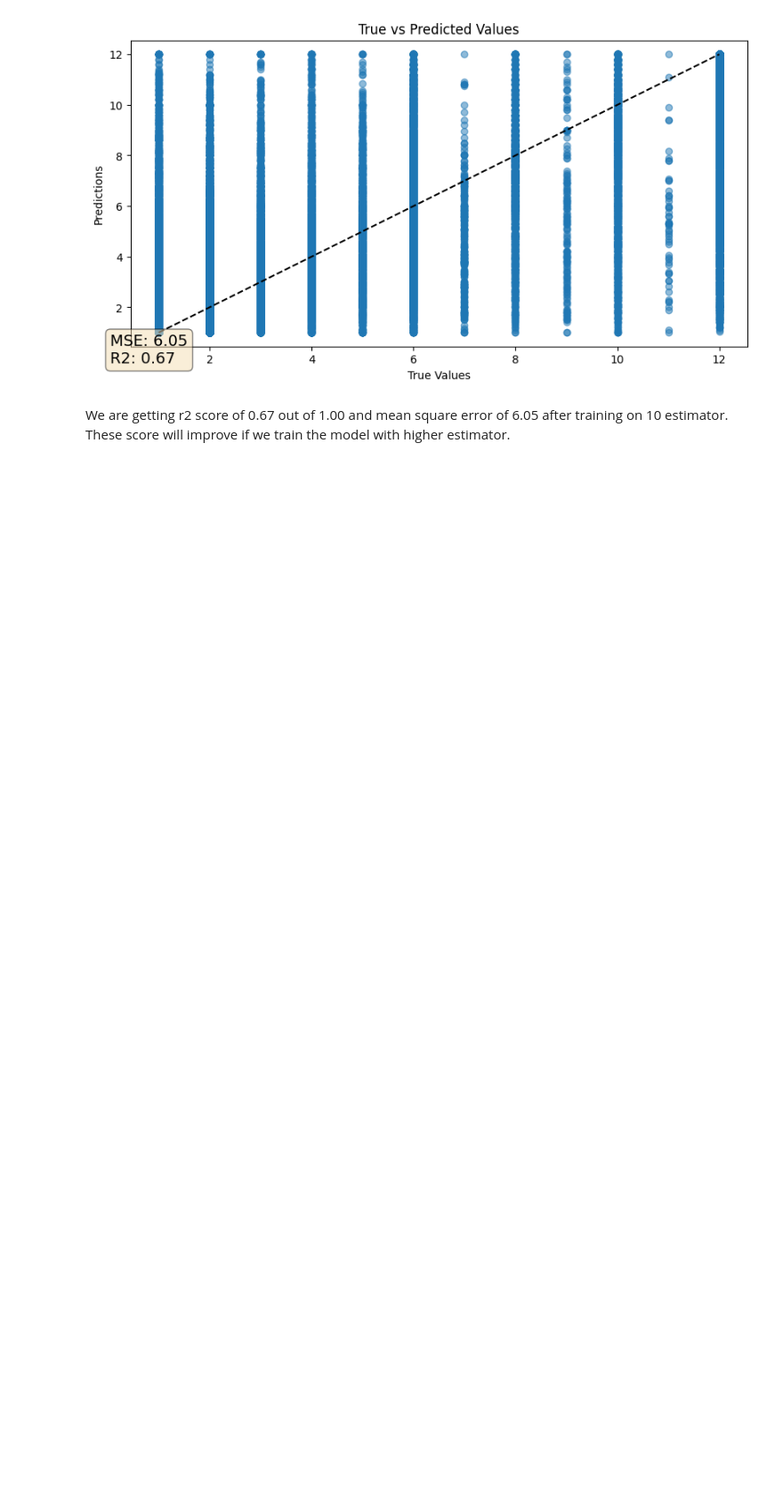
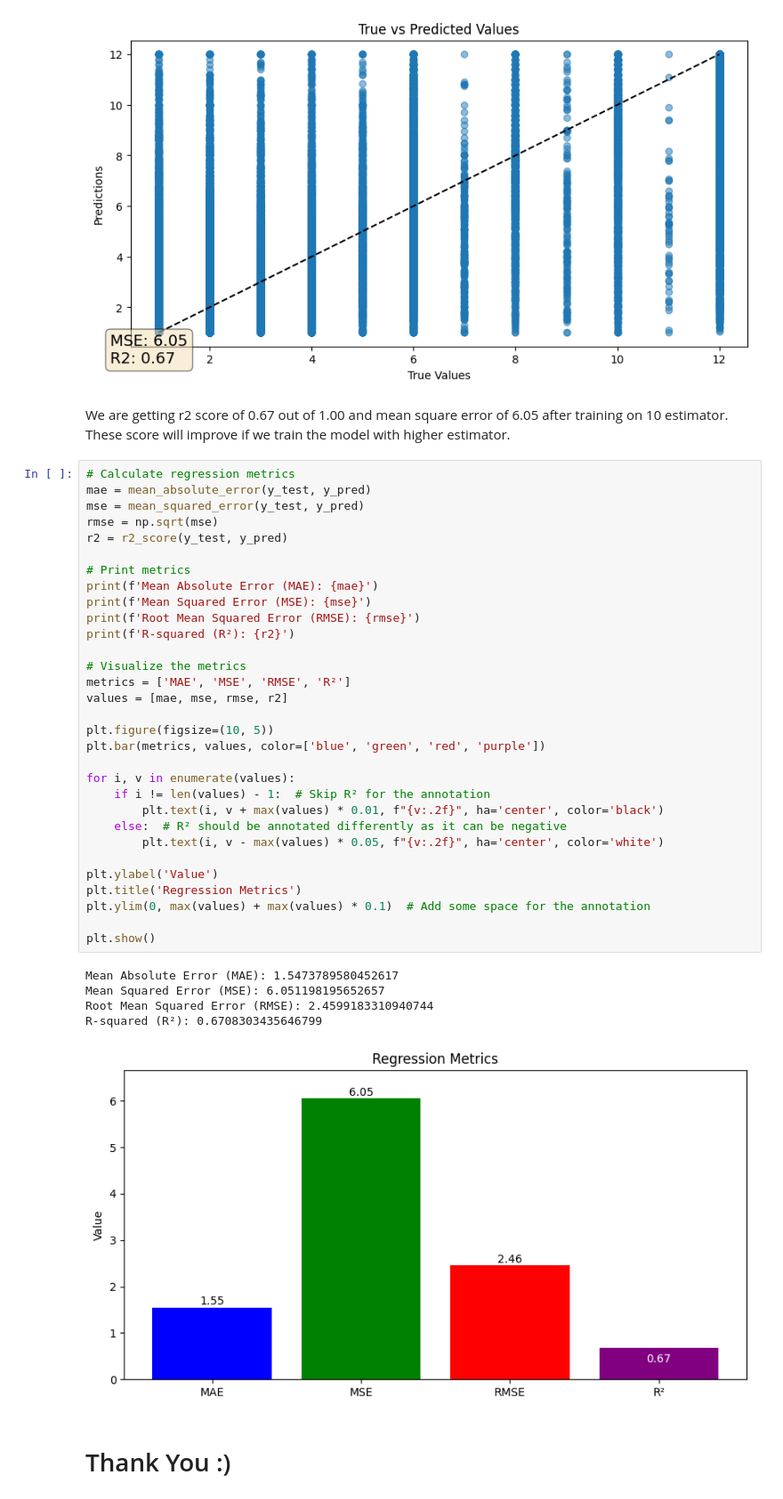
Before and after one commit to nasifuddin/Customer-Purchase-Behavior-Prediction, a Jupyter notebook: notebook.ipynb, the cells around one changed output. Shown at 89% size. Drawn from its saved outputs; the diff is of its cells as text; blank space fills up the shorter version.

Commit message:
added more performance metrics visualization

```diff
--- a/notebook.ipynb
+++ b/notebook.ipynb
@@ -631,3 +631,42 @@ plt.show()
 [figure]
 # %% [markdown]
 We are getting r2 score of 0.67 out of 1.00 and mean square error of 6.05 after training on 10 estimator. These score will improve if we train the model with higher estimator.
+# %%
+# Calculate regression metrics
+mae = mean_absolute_error(y_test, y_pred)
+mse = mean_squared_error(y_test, y_pred)
+rmse = np.sqrt(mse)
+r2 = r2_score(y_test, y_pred)
+
+# Print metrics
+print(f'Mean Absolute Error (MAE): {mae}')
+print(f'Mean Squared Error (MSE): {mse}')
+print(f'Root Mean Squared Error (RMSE): {rmse}')
+print(f'R-squared (R²): {r2}')
+
+# Visualize the metrics
+metrics = ['MAE', 'MSE', 'RMSE', 'R²']
+values = [mae, mse, rmse, r2]
+
+plt.figure(figsize=(10, 5))
+plt.bar(metrics, values, color=['blue', 'green', 'red', 'purple'])
+
+for i, v in enumerate(values):
+    if i != len(values) - 1:  # Skip R² for the annotation
+        plt.text(i, v + max(values) * 0.01, f"{v:.2f}", ha='center', color='black')
+    else:  # R² should be annotated differently as it can be negative
+        plt.text(i, v - max(values) * 0.05, f"{v:.2f}", ha='center', color='white')
+
+plt.ylabel('Value')
+plt.title('Regression Metrics')
+plt.ylim(0, max(values) + max(values) * 0.1)  # Add some space for the annotation
+
+plt.show()
+# %% [output]
+Mean Absolute Error (MAE): 1.5473789580452617
+Mean Squared Error (MSE): 6.051198195652657
+Root Mean Squared Error (RMSE): 2.4599183310940744
+R-squared (R²): 0.6708303435646799
+[figure, added]
+# %% [markdown]
+# Thank You :)
```
Also changed, not shown: parts of 1 cell of this notebook.
